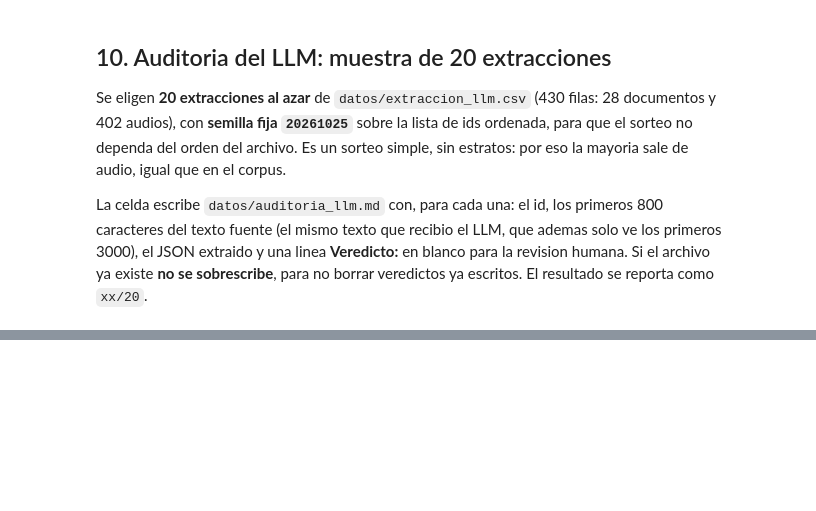
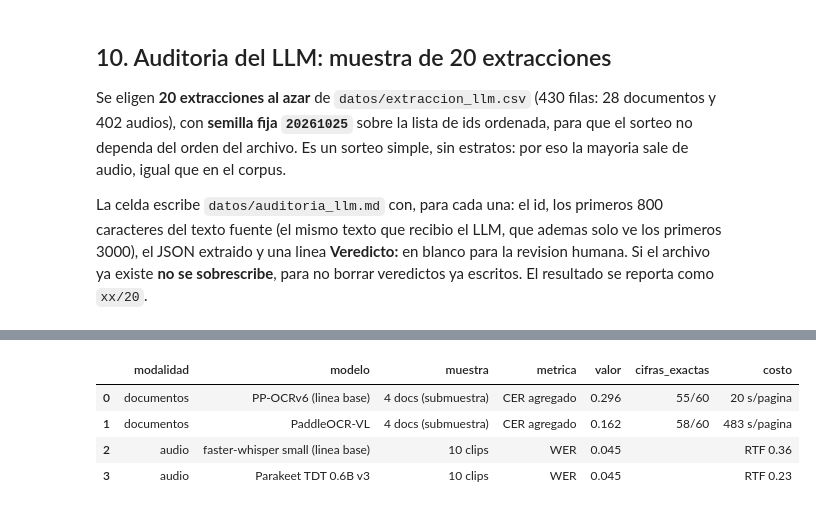
Before and after one commit to gabriela-pozo/Cursos, a Jupyter notebook: tarea_2/02_evaluacion.ipynb, the cells around one changed output, grey strips where cells are left out. Saved outputs shown, nothing was run; the diff lists cells and outputs as text; code cells hidden in the pictures; blank space fills up the shorter version.

```diff
--- a/tarea_2/02_evaluacion.ipynb
+++ b/tarea_2/02_evaluacion.ipynb
@@ -831,0 +949,34 @@ Name: count, dtype: int64
+# %%
+# Tabla comparativa final
+cer_base_sub = jiwer.cer([normalizar(quitar_marcas(refs_doc[i])) for i in SUB], [normalizar(TEXTO_OCR[i]) for i in SUB])
+cer_vl_sub = jiwer.cer([normalizar(quitar_marcas(refs_doc[i])) for i in SUB],
+                       [normalizar(ocr_alt.loc[i, "texto_ocr"]) or "∅" for i in SUB])
+
+
+def suma_cifras(modelo):
+    pares = [tuple(map(int, x.split("/"))) for x in comp_ocr.loc[comp_ocr.modelo == modelo, "cifras_exactas"]]
+    return f"{sum(a for a, _ in pares)}/{sum(b for _, b in pares)}"
+
+
+TABLA_COMPARATIVA = pd.DataFrame([
+    {"modalidad": "documentos", "modelo": "PP-OCRv6 (linea base)", "muestra": f"{len(SUB)} docs (submuestra)",
+     "metrica": "CER agregado", "valor": cer_base_sub, "cifras_exactas": suma_cifras("PP-OCRv6"),
+     "costo": f"{t_base[SUB].mean():.0f} s/pagina"},
+    {"modalidad": "documentos", "modelo": "PaddleOCR-VL", "muestra": f"{len(SUB)} docs (submuestra)",
+     "metrica": "CER agregado", "valor": cer_vl_sub, "cifras_exactas": suma_cifras("PaddleOCR-VL"),
+     "costo": f"{ocr_alt.loc[SUB, 'segundos_computo'].mean():.0f} s/pagina"},
+    {"modalidad": "audio", "modelo": "faster-whisper small (linea base)", "muestra": "10 clips",
+     "metrica": "WER", "valor": comp_asr.loc["faster-whisper small", "wer"], "cifras_exactas": "",
+     "costo": f"RTF {comp_asr.loc['faster-whisper small', 'rtf_global']:.2f}"},
+    {"modalidad": "audio", "modelo": "Parakeet TDT 0.6B v3", "muestra": "10 clips",
+     "metrica": "WER", "valor": comp_asr.loc["Parakeet TDT 0.6B v3", "wer"], "cifras_exactas": "",
+     "costo": f"RTF {comp_asr.loc['Parakeet TDT 0.6B v3', 'rtf_global']:.2f}"},
+]).round(3)
+TABLA_COMPARATIVA.to_csv("datos/comparativa_modelos.csv", index=False, encoding="utf-8")
+TABLA_COMPARATIVA
+# %% [output]
+|  | modalidad | modelo | muestra | metrica | valor | cifras_exactas | costo |
+| 0 | documentos | PP-OCRv6 (linea base) | 4 docs (submuestra) | CER agregado | 0.296 | 55/60 | 20 s/pagina |
+| 1 | documentos | PaddleOCR-VL | 4 docs (submuestra) | CER agregado | 0.162 | 58/60 | 483 s/pagina |
+| 2 | audio | faster-whisper small (linea base) | 10 clips | WER | 0.045 |  | RTF 0.36 |
+| 3 | audio | Parakeet TDT 0.6B v3 | 10 clips | WER | 0.045 |  | RTF 0.23 |
```
Also changed, not shown: parts of 6 cells of this notebook, 6 other files.
